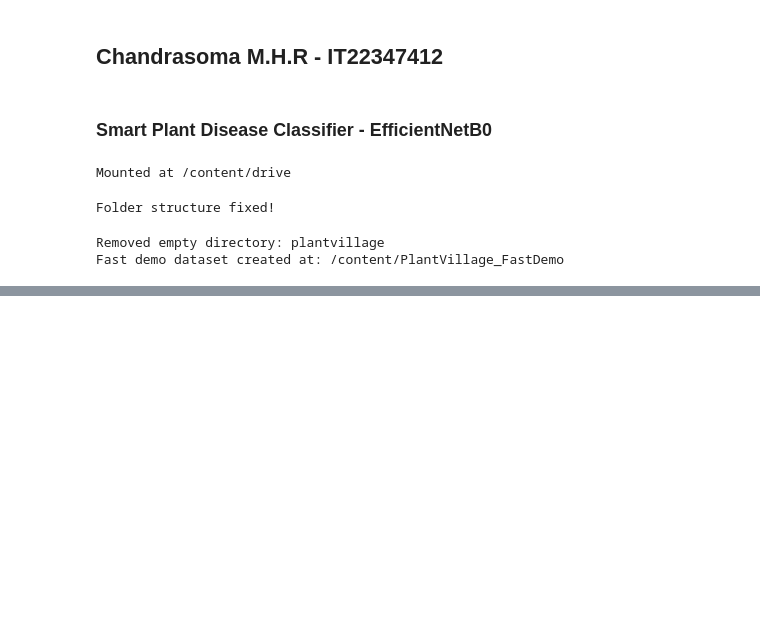
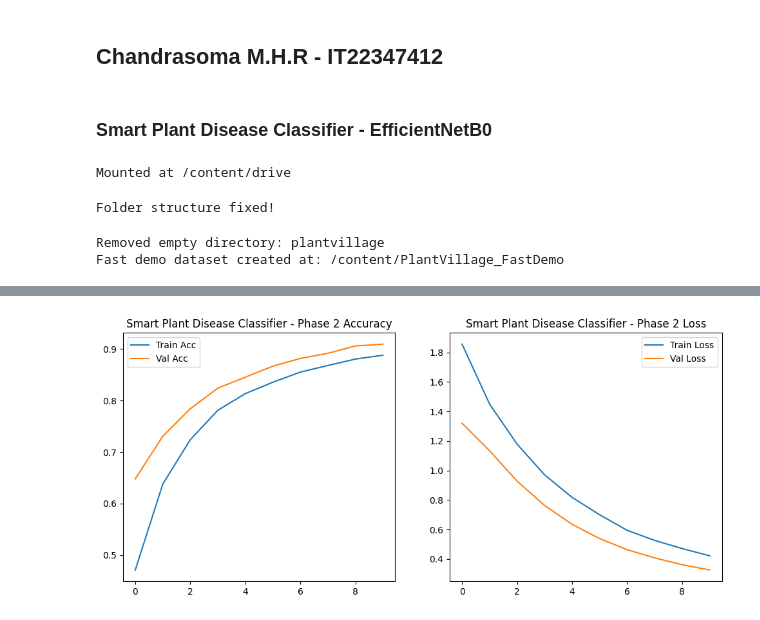
Before and after one commit to ChirathiSomadasa/Deep_Learning_Assignment, a Jupyter notebook: Deep_Learning_Assignment.ipynb, the cells around one changed output, grey strips where cells are left out. Cells and saved outputs as stored; diff of their text form; code cells hidden in the pictures; blank space fills up the shorter version.

```diff
--- a/Deep_Learning_Assignment.ipynb
+++ b/Deep_Learning_Assignment.ipynb
@@ -687,31 +708,46 @@ plt.show()
 # %%
 # STEP 7: Training Phase 2 (Fine-Tuning)
-# Unfreeze last 20 layers for fine-tuning
-for layer in base_model.layers[-20:]:
+import matplotlib.pyplot as plt
+from tensorflow.keras.callbacks import EarlyStopping, ModelCheckpoint
+from tensorflow.keras.optimizers import Adam
+
+# Unfreeze last 80 layers of the base model
+for layer in base_model.layers[-80:]:
     layer.trainable = True
 
+# Recompile with a lower learning rate
 model.compile(optimizer=Adam(learning_rate=1e-5),
               loss='categorical_crossentropy',
               metrics=['accuracy'])
 
+# Callbacks
+es2 = EarlyStopping(monitor='val_loss', patience=3, restore_best_weights=True)
+ckpt2 = ModelCheckpoint("best_phase2_model.keras", monitor='val_accuracy', save_best_only=True)
+
+# Fine-tune the model
 history2 = model.fit(
     train_generator,
     validation_data=valid_generator,
-    epochs=5
+    epochs=10,
+    callbacks=[es2, ckpt2]
 )
 
 # Plot Phase 2 Metrics
 plt.figure(figsize=(12,5))
+
+# Accuracy
 plt.subplot(1,2,1)
 plt.plot(history2.history['accuracy'], label='Train Acc')
 plt.plot(history2.history['val_accuracy'], label='Val Acc')
 plt.title("Smart Plant Disease Classifier - Phase 2 Accuracy")
 plt.legend()
 
+# Loss
 plt.subplot(1,2,2)
 plt.plot(history2.history['loss'], label='Train Loss')
 plt.plot(history2.history['val_loss'], label='Val Loss')
 plt.title("Smart Plant Disease Classifier - Phase 2 Loss")
 plt.legend()
+
 plt.show()
 # %% [output]
@@ -726,3 +774,4 @@ Epoch 4/5
+[figure, added]
 # %%
 # STEP 8: Evaluation
 from sklearn.metrics import classification_report, confusion_matrix
```
Also changed, not shown: parts of 8 cells of this notebook.
